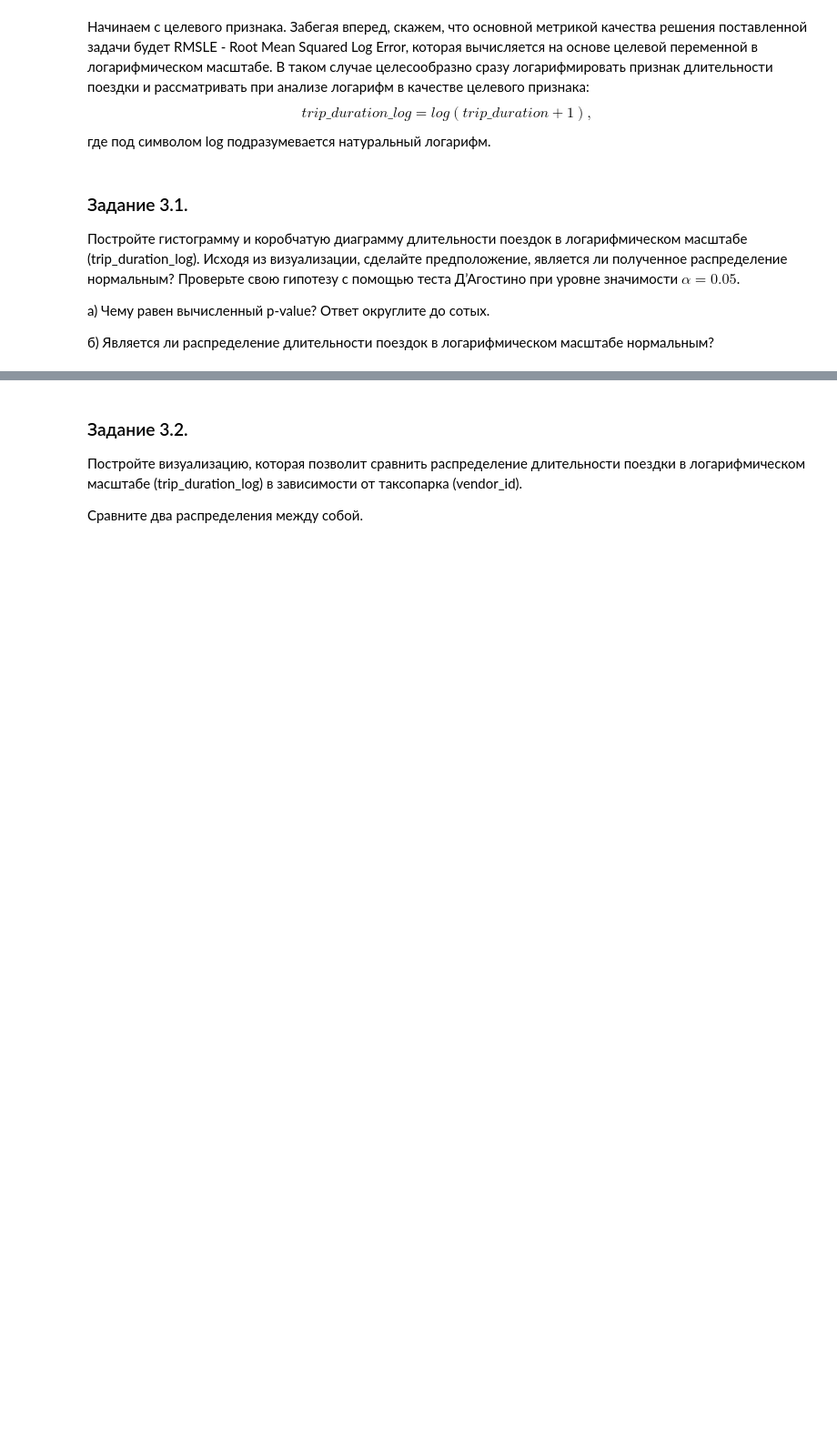
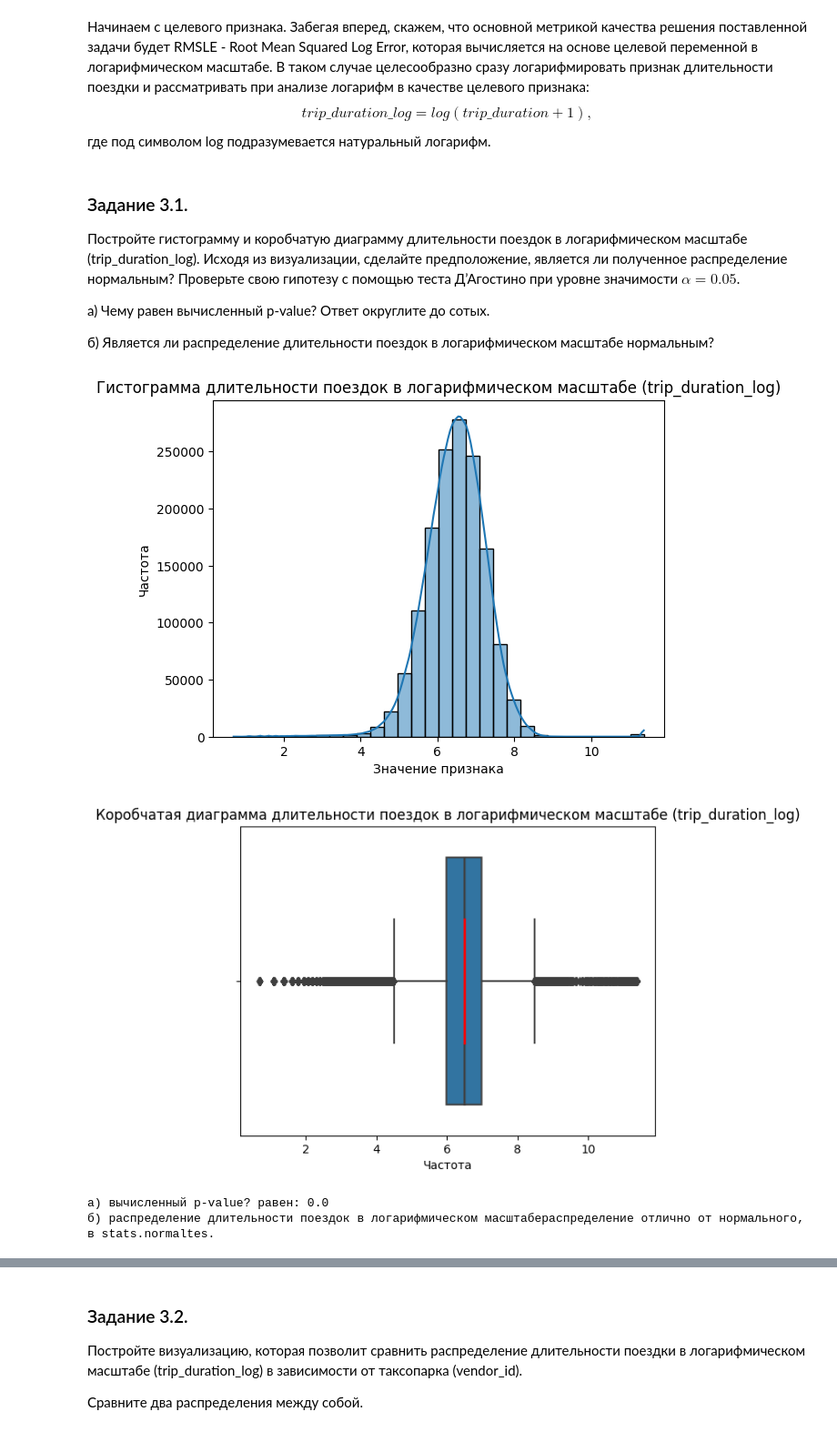
Before and after one commit to GloriTV/Lesson, a Jupyter notebook: MATH&ML/Project-5/Project-5._Ноутбук-шаблон.ipynb, the cells around one changed output, grey strips where cells are left out. Shown at 91% size. Saved outputs shown, nothing was run; the diff lists cells and outputs as text; code cells hidden in the pictures; blank space fills up the shorter version.

```diff
--- a/MATH&ML/Project-5/Project-5._Ноутбук-шаблон.ipynb
+++ b/MATH&ML/Project-5/Project-5._Ноутбук-шаблон.ipynb
@@ -176,14 +176,14 @@ def add_datetime_features(df):
         # df['pickup_datetime']=pd.to_datetime( df['pickup_datetime'], format='%Y-%m-%d %H:%M:%S')
         df['pickup_date']=df['pickup_datetime'].dt.date
         df['pickup_hour']=df['pickup_datetime'].dt.hour
-        df['pickup_day_of_week']=df['pickup_datetime'].dt.day_of_week
+        df['pickup_day_of_week']=df['pickup_datetime'].dt.day_name()
     else: print('Date "[pickup_datetime]" Error!')
     return df
 
 taxi_data=add_datetime_features(taxi_data)
 
 print('а) поездок было совершено в субботу:',end=' ')
-print(taxi_data[taxi_data['pickup_day_of_week']==5]['pickup_day_of_week'].count())
+print(taxi_data[taxi_data['pickup_day_of_week']=='Saturday']['pickup_day_of_week'].count())
 taxi_data['pickup_date']=pd.to_datetime( taxi_data['pickup_date'] )
 print('б) поездок в среднем совершается в день: {:.0f}'.format(taxi_data['pickup_date'].value_counts().mean() ) )
 # %% [output]
@@ -452,0 +444,13 @@ ax.set_ylabel('Average speed');
+# %%
+# ваш код здесь
+
+taxi_data['avg_spee']=avg_speed # добовляем новый признак "скорость"
+shape_a = taxi_data.shape[0]   # начальное количество строк
+taxi_data = taxi_data[taxi_data['trip_duration']/3600<=24] # фильтр по времени
+shape_b = taxi_data.shape[0]  # количество оставшихся строк
+print('а) %s выбросов по признаку длительности поездки нам удалось найти'%(shape_a-shape_b))
+
+taxi_data = taxi_data[taxi_data['avg_spee']<=300] # фильтр по скорости
+print('б) %s выбросов по признаку скорости нам удалось найти'%(shape_b-taxi_data.shape[0]))
+
+taxi_data=taxi_data.drop('avg_spee',axis=1)
@@ -476,0 +482,40 @@ taxi_data['trip_duration_log'] = np.log(taxi_data['trip_duration']+1)
+# %%
+# ваш код здесь
+
+import seaborn as sns
+
+# задаём параметры гистограммы
+ax = sns.histplot(taxi_data['trip_duration_log'], bins=30, kde=True) # histplot
+ax.set(xlabel='Значение признака', ylabel='Частота')
+plt.title('Гистограмма длительности поездок в логарифмическом масштабе (trip_duration_log)')
+# отображаем гистограмму
+plt.show()
+
+# задаём параметры коробчатой диаграммы
+ax = sns.boxplot(taxi_data, x='trip_duration_log',
+    notch=True,
+    medianprops={"color": "r", "linewidth": 2},
+)
+ax.set(xlabel='Частота')
+plt.title('Коробчатая диаграмма длительности поездок в логарифмическом масштабе (trip_duration_log)')
+# отображаем гистограмму
+plt.show()
+
+import scipy.stats as stats
+
+p=stats.normaltest(taxi_data['trip_duration_log']).pvalue
+
+# задаём уровень значимости
+alpha = 0.05
+
+print('а) вычисленный p-value? равен:',round(p,2))
+
+if p <= alpha:
+    print('б) распределение длительности поездок в логарифмическом масштабераспределение отлично от нормального, в stats.normaltes.')
+else:
+    print('б) распределение длительности поездок в логарифмическом масштабераспределение нормальное, в stats.normaltes.')
+# %% [output]
+[figure, added]
+[figure, added]
+а) вычисленный p-value? равен: 0.0
+б) распределение длительности поездок в логарифмическом масштабераспределение отлично от нормального, в stats.normaltes.
```
Also changed, not shown: parts of 60 cells of this notebook.
